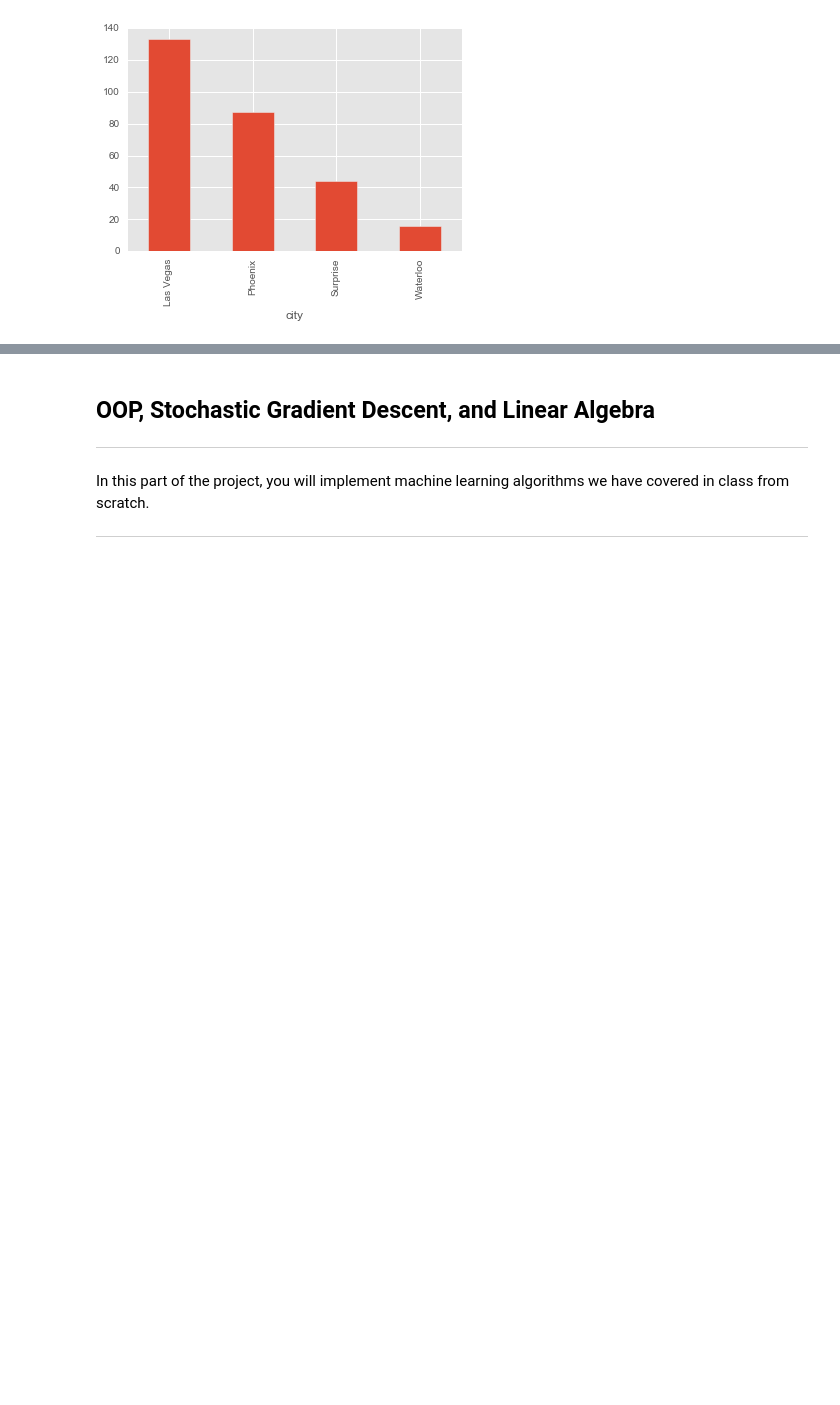
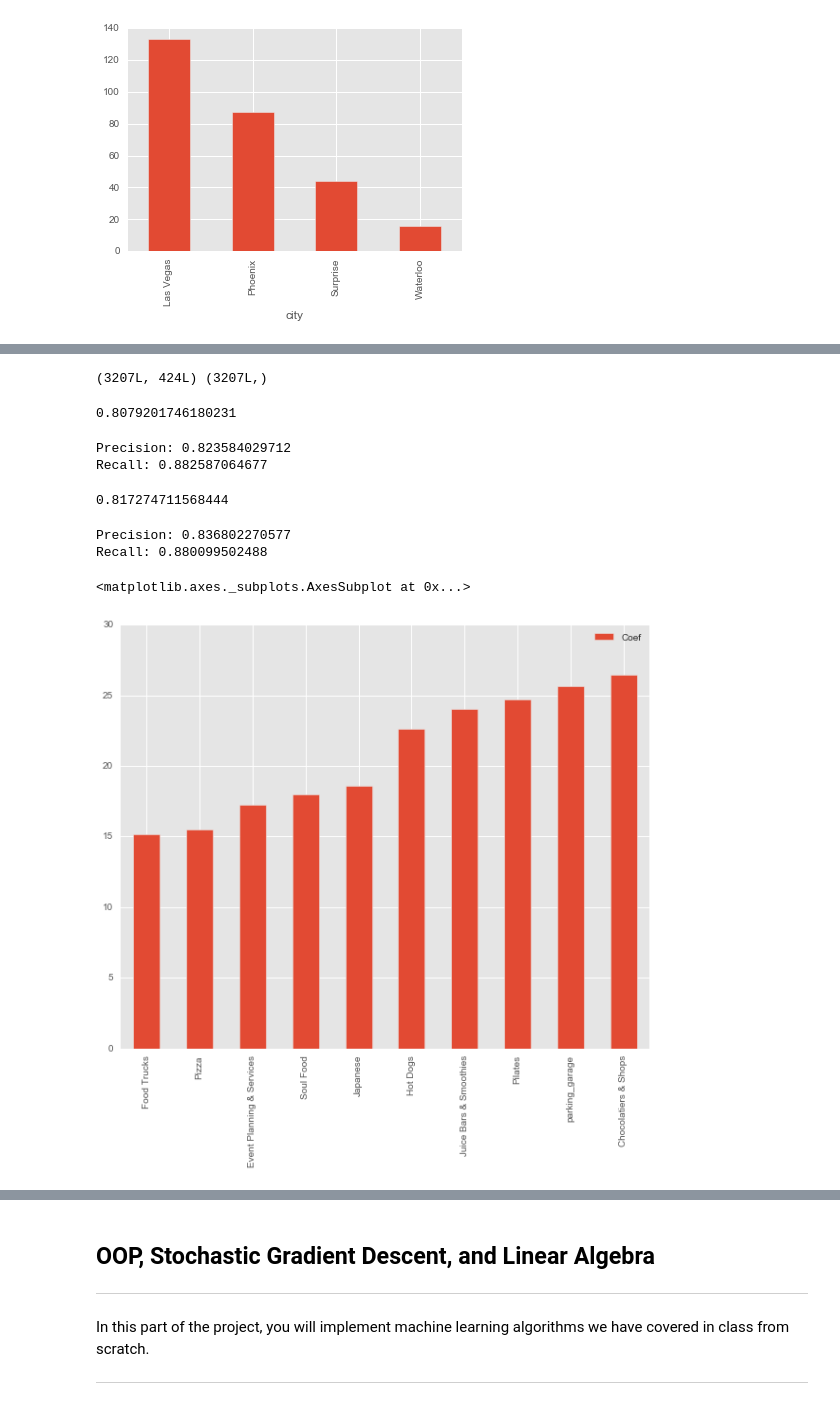
Before and after one commit to JC-Cheng/Data_Science, a Jupyter notebook: Projects/Project_4/project-4.ipynb, the cells around one changed output, grey strips where cells are left out. Drawn from its saved outputs; the diff is of its cells as text; code cells hidden in the pictures; blank space fills up the shorter version.

```diff
--- a/Projects/Project_4/project-4.ipynb
+++ b/Projects/Project_4/project-4.ipynb
@@ -518,0 +491,56 @@ business.groupby('city')['review_count'].mean().plot('bar')
+# %%
+# finally we have the DATA!
+
+X = business_df.iloc[:,1:].values
+Z = (X-np.mean(X)) / np.std(X)
+
+#le = LabelEncoder()
+#le.fit(business_df.iloc[:,0])
+#y = le.fit_transform(business_df.iloc[:,0])
+
+##
+y = business_df.iloc[:,0].apply(lambda s: int(s == 'Las Vegas')).values
+##
+
+#print le.transform(['Las Vegas', 'Phoenix', 'Surprise', 'Waterloo'])
+#print list(le.classes_)
+
+print Z.shape, y.shape
+# %% [output]
+(3207L, 424L) (3207L,)
+# %%
+L2_model = LogisticRegressionCV(Cs=10, cv=10, n_jobs=-1)
+L2_model.fit(Z,y)
+y_pred =L2_model.predict(Z)
+1.0 * sum(y == y_pred) / len(y)
+# %% [output]
+0.8079201746180231
+# %%
+print 'Precision:', precision_score(y, y_pred)
+print 'Recall:', recall_score(y, y_pred)
+# %% [output]
+Precision: 0.823584029712
+Recall: 0.882587064677
+# %%
+model = LogisticRegressionCV(Cs=10, cv=10, n_jobs=-1,penalty='l1',solver= 'liblinear')
+model.fit(Z,y)
+y_pred =model.predict(Z)
+1.0 * sum(y == y_pred) / len(y)
+# %% [output]
+0.817274711568444
+# %%
+y_pred =model.predict(Z)
+
+print 'Precision:', precision_score(y, y_pred)
+print 'Recall:', recall_score(y, y_pred)
+# %% [output]
+Precision: 0.836802270577
+Recall: 0.880099502488
+# %%
+coef = pd.DataFrame(model.coef_.T, columns=['Coef'],index=business_df.columns.tolist()[1:])
+# %%
+fig, ax = plt.subplots(figsize=(10,8))
+coef[coef['Coef'].abs() > 0.000001].sort_values('Coef').tail(10).plot(kind='bar',ax=ax)
+# %% [output]
+<matplotlib.axes._subplots.AxesSubplot at 0x...>
+[figure, added]
```
Also changed, not shown: parts of 28 cells of this notebook.
